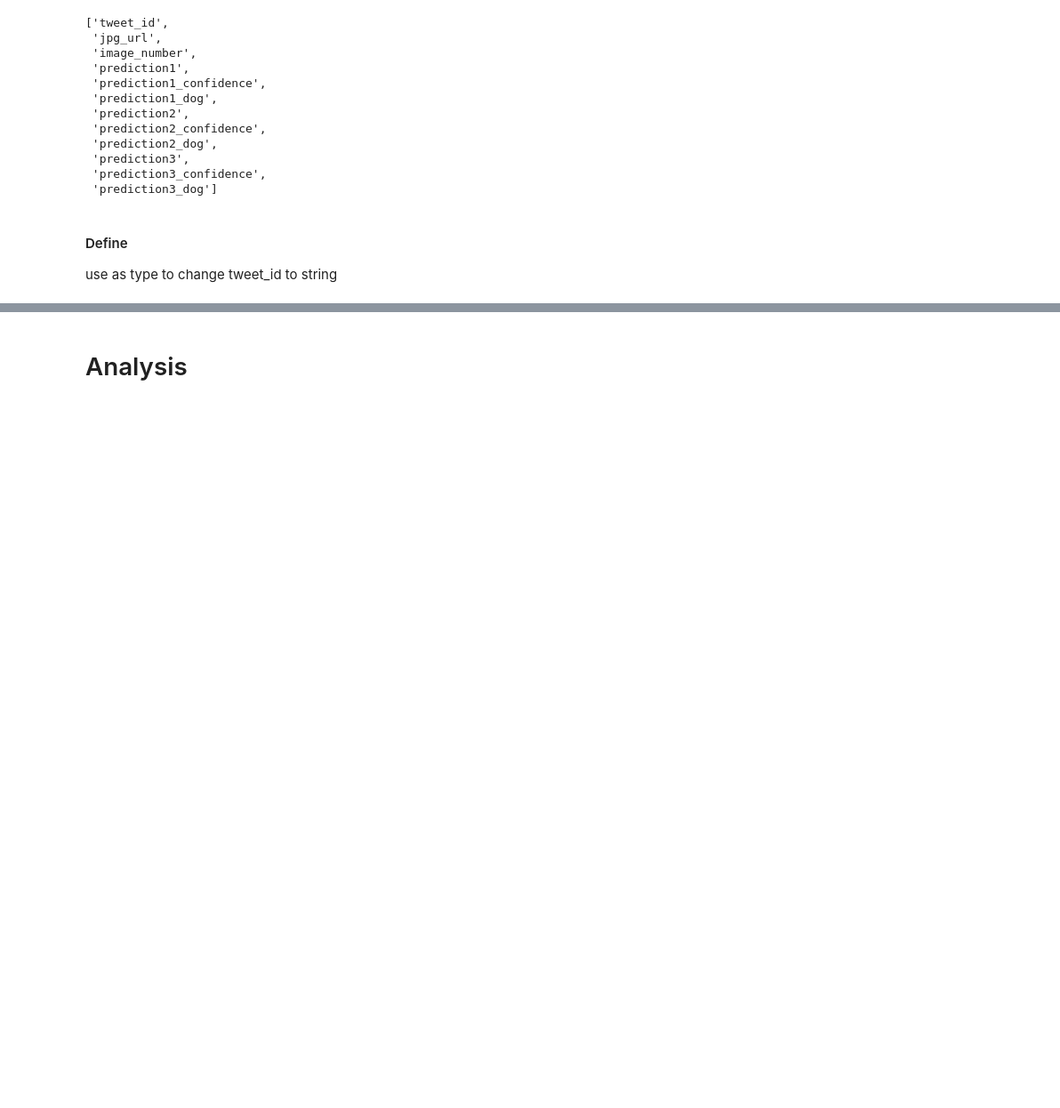
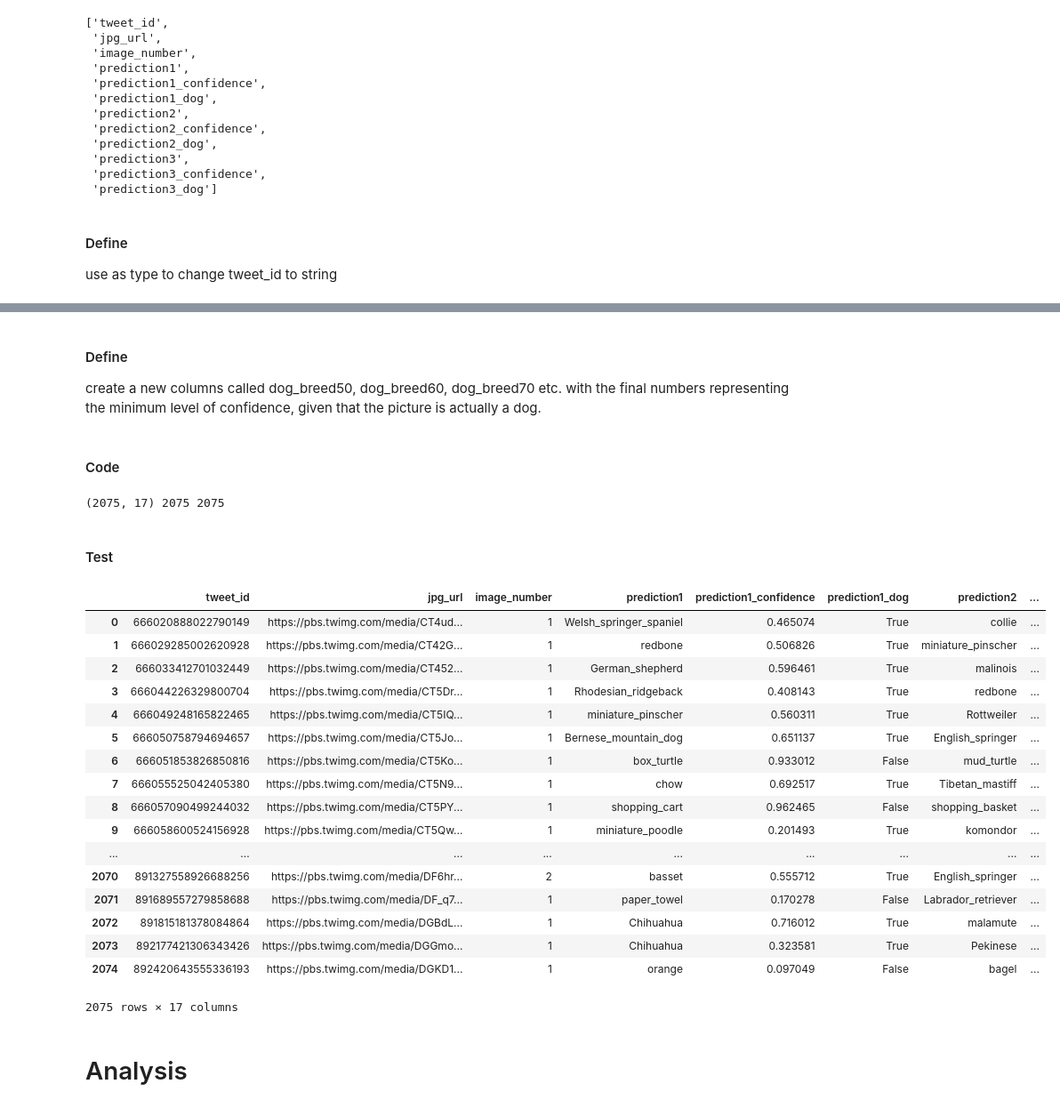
Before and after one commit to jmlam/Ud-Data-Wrangle, a Jupyter notebook: WeRateDogs/weratedogs_project.ipynb, the cells around one changed output, grey strips where cells are left out. Shown at 89% size. Cells and saved outputs as stored; diff of their text form; code cells hidden in the pictures; blank space fills up the shorter version.

Commit message:
created columns of dog breeds based on prediction confidence

```diff
--- a/WeRateDogs/weratedogs_project.ipynb
+++ b/WeRateDogs/weratedogs_project.ipynb
@@ -765,2 +771,2 @@ use as type to change tweet_id to string
 # %%
-predicts_clean.tweet_id.astype(str)
+predicts_clean.tweet_id = predicts_clean.tweet_id.astype(str)
@@ -785,3 +795,77 @@ Name: tweet_id, Length: 2075, dtype: object
+# %% [markdown]
+#### Define
+create a new columns called dog_breed50, dog_breed60, dog_breed70 etc. with the final numbers representing the minimum level of confidence, given that the picture is actually a dog.
+# %% [markdown]
+#### Code
+# %%
+#predicts 1 2 and 3 are in descending order of confidence
+print(predicts_clean.shape, list(predicts_clean.prediction1_confidence > predicts_clean.prediction2_confidence).count(True),
+list(predicts_clean.prediction2_confidence > predicts_clean.prediction3_confidence).count(True))
+# %% [output]
+(2075, 17) 2075 2075
+# %%
+for index, row in predicts_clean.iterrows():
+    predicts_clean.loc[index, 'dog_breed50'] = 'None'
+    predicts_clean.loc[index, 'dog_breed60'] = 'None'
+    predicts_clean.loc[index, 'dog_breed70'] = 'None'
+    predicts_clean.loc[index, 'dog_breed80'] = 'None'
+    predicts_clean.loc[index, 'dog_breed90'] = 'None'
+#check if picture is a dog and if confidence is high enough
+    if row.prediction1_dog == True and row.prediction1_confidence >= .50:
+        predicts_clean.loc[index, 'dog_breed50'] = row.prediction1
+        if row.prediction1_confidence >= .60:
+            predicts_clean.loc[index, 'dog_breed60'] = row.prediction1
+            if row.prediction1_confidence >= .70:
+                predicts_clean.loc[index, 'dog_breed70'] = row.prediction1
+                if row.prediction1_confidence >= .80:
+                    predicts_clean.loc[index, 'dog_breed80'] = row.prediction1
+                    if row.prediction1_confidence >= .90:
+                        predicts_clean.loc[index, 'dog_breed90'] = row.prediction1
+#in the case that prediction1 is not a dog, but prediction 2 is (and the confidence is still high), this is probably rare
+    elif row.prediction2_dog == True and row.prediction2_confidence >= .50:
+        predicts_clean.loc[index, 'dog_breed50'] = row.prediction2
+        if row.prediction1_confidence >= .60:
+            predicts_clean.loc[index, 'dog_breed60'] = row.prediction2
+            if row.prediction1_confidence >= .70:
+                predicts_clean.loc[index, 'dog_breed70'] = row.prediction2
+                if row.prediction1_confidence >= .80:
+                    predicts_clean.loc[index, 'dog_breed80'] = row.prediction2
+                    if row.prediction1_confidence >= .90:
+                        predicts_clean.loc[index, 'dog_breed90'] = row.prediction2
+#same as above, but an even rarer case for prediction3
+    elif row.prediction3_dog == True and row.prediction3_confidence >= .50:
+        predicts_clean.loc[index, 'dog_breed50'] = row.prediction3
+        if row.prediction1_confidence >= .60:
+            predicts_clean.loc[index, 'dog_breed60'] = row.prediction3
+            if row.prediction1_confidence >= .70:
+                predicts_clean.loc[index, 'dog_breed70'] = row.prediction3
+                if row.prediction1_confidence >= .80:
+                    predicts_clean.loc[index, 'dog_breed80'] = row.prediction3
+                    if row.prediction1_confidence >= .90:
+                        predicts_clean.loc[index, 'dog_breed90'] = row.prediction3
+# %% [markdown]
+#### Test
+# %%
+predicts_clean
+# %% [output]
+|  | tweet_id | jpg_url | image_number | prediction1 | prediction1_confidence | prediction1_dog | prediction2 | ... |
+| 0 | 666020888022790149 | https://pbs.twimg.com/media/CT4ud... | 1 | Welsh_springer_spaniel | 0.465074 | True | collie | ... |
+| 1 | 666029285002620928 | https://pbs.twimg.com/media/CT42G... | 1 | redbone | 0.506826 | True | miniature_pinscher | ... |
+| 2 | 666033412701032449 | https://pbs.twimg.com/media/CT452... | 1 | German_shepherd | 0.596461 | True | malinois | ... |
+| 3 | 666044226329800704 | https://pbs.twimg.com/media/CT5Dr... | 1 | Rhodesian_ridgeback | 0.408143 | True | redbone | ... |
+| 4 | 666049248165822465 | https://pbs.twimg.com/media/CT5IQ... | 1 | miniature_pinscher | 0.560311 | True | Rottweiler | ... |
+| 5 | 666050758794694657 | https://pbs.twimg.com/media/CT5Jo... | 1 | Bernese_mountain_dog | 0.651137 | True | English_springer | ... |
+| 6 | 666051853826850816 | https://pbs.twimg.com/media/CT5Ko... | 1 | box_turtle | 0.933012 | False | mud_turtle | ... |
+| 7 | 666055525042405380 | https://pbs.twimg.com/media/CT5N9... | 1 | chow | 0.692517 | True | Tibetan_mastiff | ... |
+| 8 | 666057090499244032 | https://pbs.twimg.com/media/CT5PY... | 1 | shopping_cart | 0.962465 | False | shopping_basket | ... |
+| 9 | 666058600524156928 | https://pbs.twimg.com/media/CT5Qw... | 1 | miniature_poodle | 0.201493 | True | komondor | ... |
+| ... | ... | ... | ... | ... | ... | ... | ... | ... |
+| 2070 | 891327558926688256 | https://pbs.twimg.com/media/DF6hr... | 2 | basset | 0.555712 | True | English_springer | ... |
+| 2071 | 891689557279858688 | https://pbs.twimg.com/media/DF_q7... | 1 | paper_towel | 0.170278 | False | Labrador_retriever | ... |
+| 2072 | 891815181378084864 | https://pbs.twimg.com/media/DGBdL... | 1 | Chihuahua | 0.716012 | True | malamute | ... |
+| 2073 | 892177421306343426 | https://pbs.twimg.com/media/DGGmo... | 1 | Chihuahua | 0.323581 | True | Pekinese | ... |
+| 2074 | 892420643555336193 | https://pbs.twimg.com/media/DGKD1... | 1 | orange | 0.097049 | False | bagel | ... |
+2075 rows × 17 columns
 # %% [markdown]
 # Analysis
 # %% [markdown]
```
Also changed, not shown: parts of 5 cells of this notebook.
